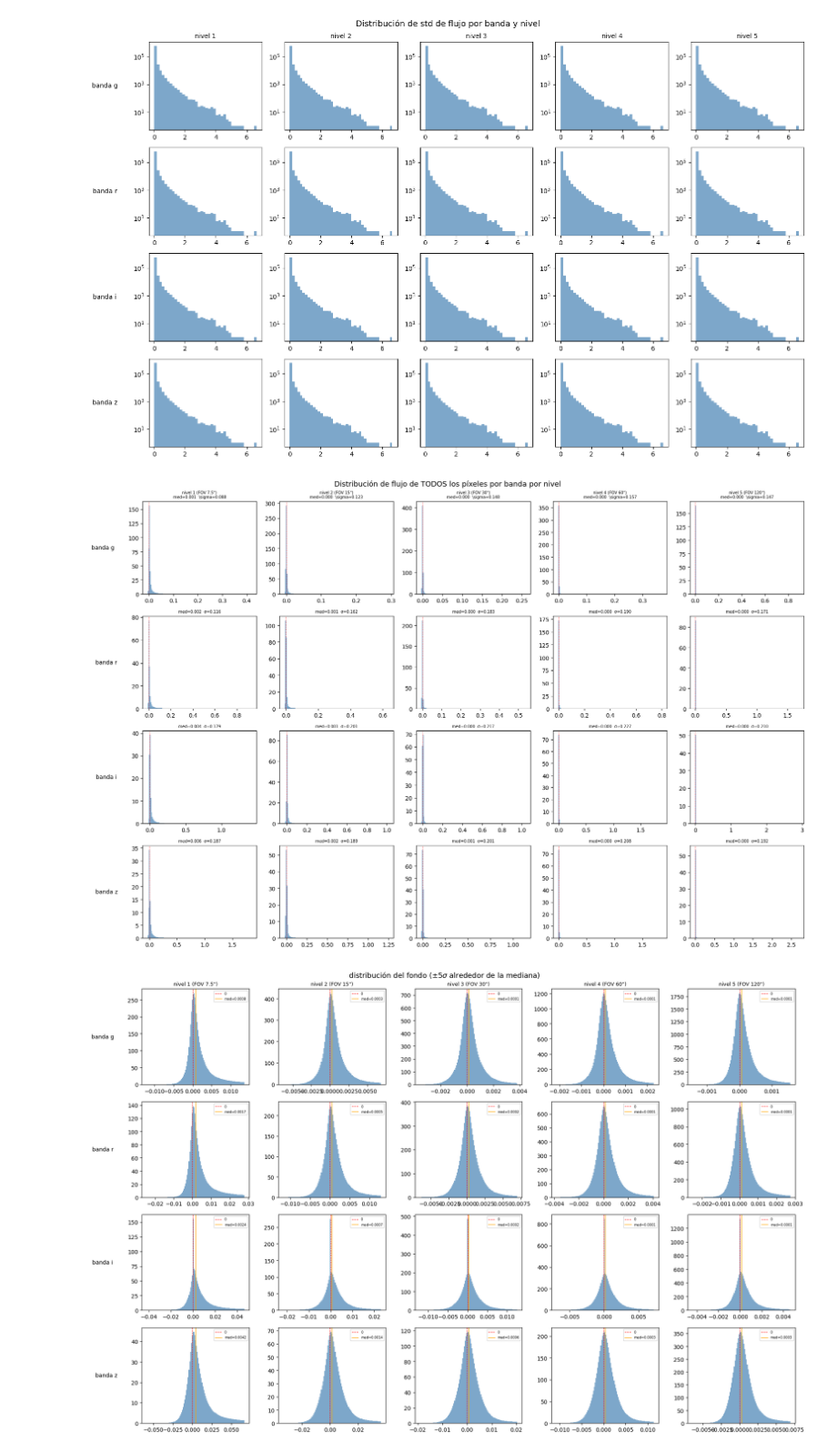
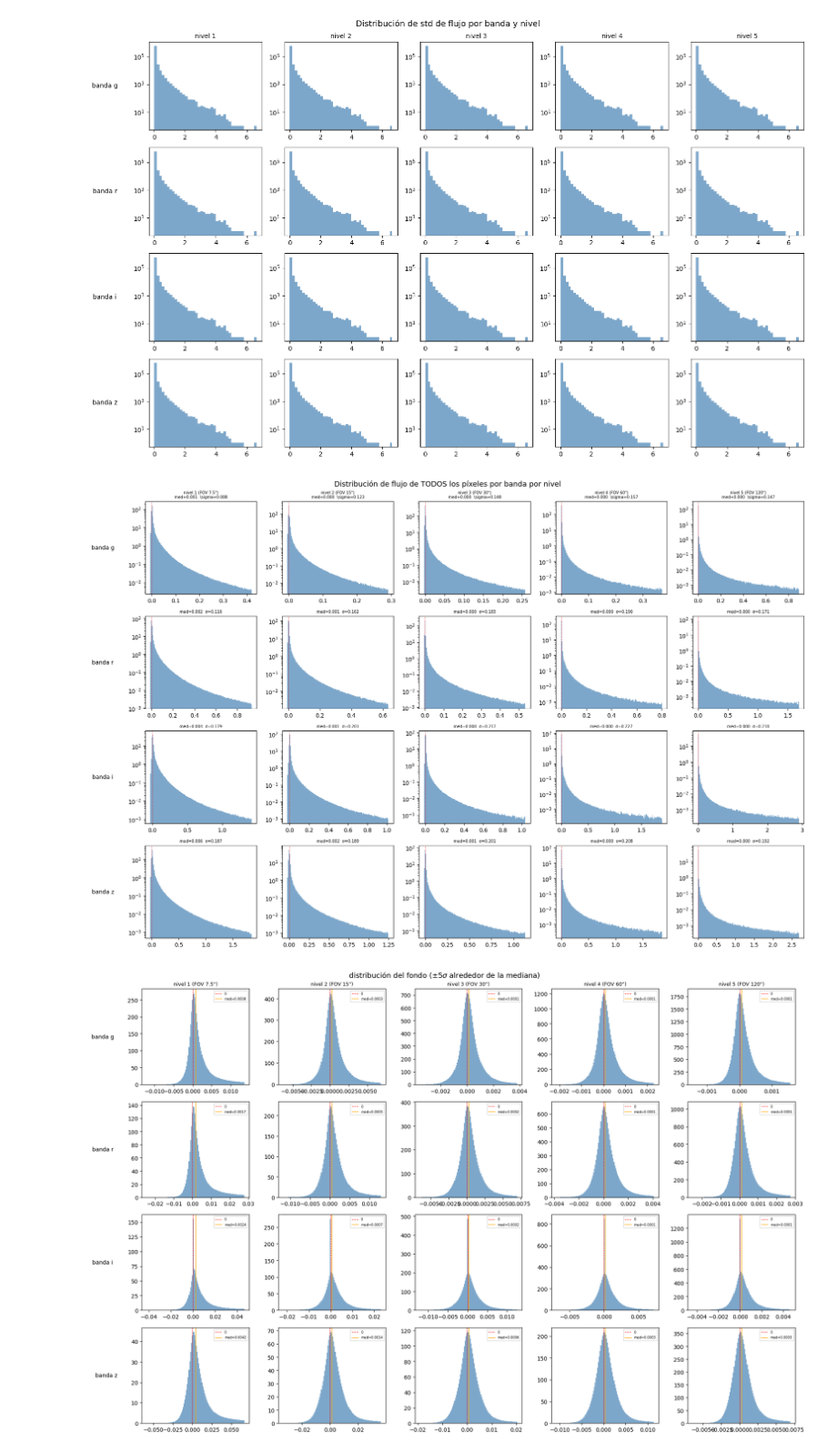
Before and after one commit to Tamaracarrasco/AS4501-Proyect, a Jupyter notebook: scripts/eda/eda_20260619.ipynb, the cells around one changed output. Shown at 91% size. Saved outputs shown, nothing was run; the diff lists cells and outputs as text; code cells hidden in the pictures.

```diff
--- a/scripts/eda/eda_20260619.ipynb
+++ b/scripts/eda/eda_20260619.ipynb
@@ -269,12 +274,12 @@ types = df_cosmos["type"].unique().tolist()
 ## SUBPLOTS
 fig, axes = plt.subplots(2, 2, figsize=(10, 8), sharex=True, sharey=True)
 for ax, t in zip(axes.flat, types):
-    df_temp = df_cosmos[df_cosmos["type"] == t]
+    df_temp = df_features_images[df_features_images["type"] == t]
     ax.plot(df_temp["z"], df_temp["shape_r"], "o", ms=2, alpha=0.3)
     ax.set_title(t)
     ax.set_xlabel("z")
-    ax.set_ylabel("shape_r")
-fig.suptitle("shape_r vs z por tipo morfológico")
+    ax.set_ylabel("Radio efectivo")
+fig.suptitle("Radio efectivo vs z por tipo morfológico")
 plt.tight_layout()
 plt.show()
 """
@@ -299,17 +304,17 @@ print(counts_cosmos)
 print("\ndf_features_images:")
 print(counts_features)
 
-fig, (ax1, ax2) = plt.subplots(1, 2, figsize=(11, 4))
+fig, (ax1, ax2) = plt.subplots(2, 1, figsize=(6, 8))
 
 ax1.bar(counts_cosmos.index, counts_cosmos.values, edgecolor="k", linewidth=0.5)
-ax1.set_title(f"df_cosmos  (n={len(df_cosmos):,})")
-ax1.set_xlabel("Tipo morfológico")
+ax1.set_title(f"Muestra general (n={len(df_cosmos):,})")
+# ax1.set_xlabel("Tipo morfológico")
 ax1.set_ylabel("N galaxias")
 for i, v in enumerate(counts_cosmos.values):
     ax1.text(i, v, str(v), ha="center", va="bottom", fontsize=9)
 
 ax2.bar(counts_features.index, counts_features.values, edgecolor="k", linewidth=0.5)
-ax2.set_title(f"df_features_images  (n={len(df_features_images):,})")
+ax2.set_title(f"Submuestra  (n={len(df_features_images):,})")
 ax2.set_xlabel("Tipo morfológico")
 ax2.set_ylabel("N galaxias")
 for i, v in enumerate(counts_features.values):
@@ -493,7 +498,7 @@ plt.show()
 fig, axes = plt.subplots(2, 2, figsize=(10, 8), sharex=True, sharey=True)
 
 for ax, t in zip(axes.flat, types):
-    df_t = df_cosmos[df_cosmos["type"] == t]
+    df_t = df_features_images[df_features_images["type"] == t]
     area = df_t["ellipse_area_arcsec2"]
 
     Q1, Q3 = area.quantile(0.25), area.quantile(0.75)
@@ -837,6 +815,10 @@ df_stamps_problematicos
 ########## FUNCIÓN PARA VISUALIZAR LOS PLOTS
 
 BAND_LABELS = ["g", "r", "i", "z"]
+
+FOV_LEVELS = ["7.5''", "15''", "30''", "60''", "120''"]
+
+
 N_LEVELS = 5
 
 def normalise(img):
@@ -861,9 +843,8 @@ def plot_galaxy(arr, name, band_labels=BAND_LABELS, n_levels=N_LEVELS, save_path
             ax.set_xticks([])
             ax.set_yticks([])
             if row == 0:
-                ax.set_title(f"level {col}", fontsize=10)
-        axes[row, 0].set_ylabel(labels[row], fontsize=10, rotation=0, labelpad=30, va="center")
-
+                ax.set_title("FOV: " + FOV_LEVELS[col], fontsize=10)
+        axes[row, 0].set_ylabel(labels[row], fontsize=16, rotation=0, labelpad=30, va="center")
     plt.tight_layout()
     plt.show()
 
@@ -1072,35 +1091,35 @@ for j, band in enumerate(BAND_LABELS):
 
         # recolectar todos los píxeles
         all_pixels = np.concatenate(
             [arrays[i][j, k].ravel() for i in range(len(arrays))]
         )
         all_pixels = all_pixels[~np.isnan(all_pixels)]
 
         # percentiles para definir rango del histograma
         p01, p999 = np.percentile(all_pixels, [0.1, 99.9])
         bins = np.linspace(p01, p999, 150)
 
         ax.hist(all_pixels, bins=bins, density=True,
                 color="steelblue", alpha=0.7, edgecolor="none")
-        # ax.set_yscale("log")
+        ax.set_yscale("log")
         ax.axvline(0, color="red", ls="--", lw=0.8, alpha=0.6)
 
         # stats de referencia
         med = np.median(all_pixels)
         std = np.std(all_pixels)
         ax.set_title(f"med={med:.3f}  σ={std:.3f}", fontsize=7)
 
         if k == 0:
             ax.set_ylabel(f"banda {band}", fontsize=10,
                           rotation=0, labelpad=45, va="center")
         if j == 0:
             ax.set_title(f"nivel {k+1} (FOV {FOV_LABELS[k]})\n"
                          f"med={med:.3f}  \sigma={std:.3f}", fontsize=7)
 
 plt.tight_layout()
 plt.show()
 # %% [output]
-[figure, old version]
+[figure, new version]
 # %%
 from astropy.stats import sigma_clipped_stats
 
```
Also changed, not shown: parts of 17 cells of this notebook.
